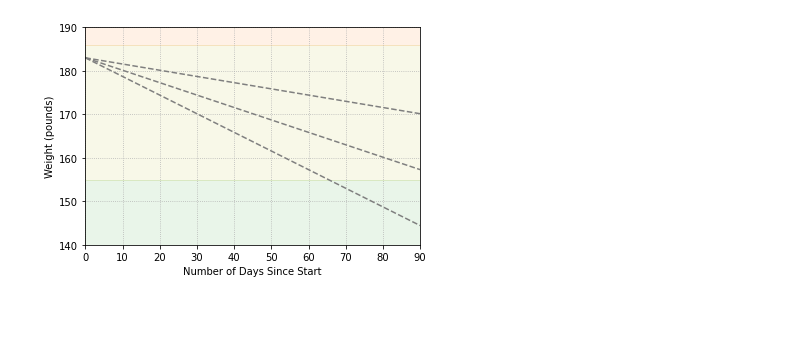
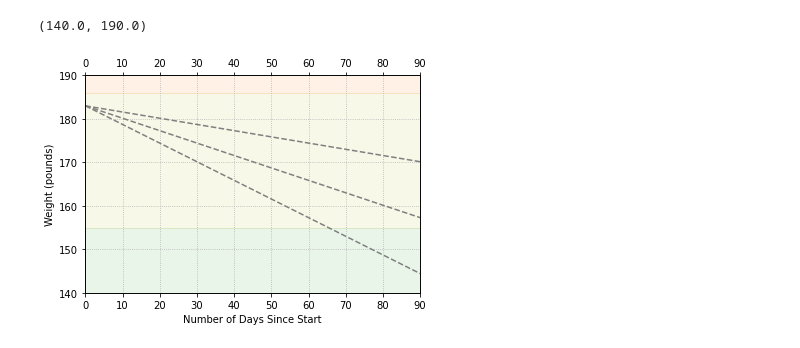
Before and after one commit to davidjaimes/running, a Jupyter notebook: Untitled.ipynb, the cells around one changed output. Drawn from its saved outputs; the diff is of its cells as text; code cells hidden in the pictures; blank space fills up the shorter version.

```diff
--- a/Untitled.ipynb
+++ b/Untitled.ipynb
@@ -14,17 +14,26 @@ dates = pd.date_range(start_date, end_date, freq='d')
 # %%
 x = np.arange(0, Ndays + 1)
 # %%
+fig = plt.figure()
+ax1 = fig.add_subplot(111)
+ax2 = ax1.twiny()
+
 for i in range(4):
-    plt.axhspan(weight_class[i], weight_class[i+1], xmax=Ndays, alpha=0.1, color=weight_color[i])
+    ax1.axhspan(weight_class[i], weight_class[i+1], xmax=Ndays, alpha=0.1, color=weight_color[i])
 
 for i in range(1, 4):
     y = start_lbs - (i/7) * x
-    plt.plot(x, y, 'C7--')
+    ax1.plot(x, y, 'C7--')
 
-plt.xlabel('Number of Days Since Start')
-plt.ylabel('Weight (pounds)')
-plt.xlim(0, 90)
-plt.ylim(140, 190)
-plt.grid(ls=':')
+ax1.set_xlabel('Number of Days Since Start')
+ax1.set_ylabel('Weight (pounds)')
+ax1.set_xlim(0, 90)
+ax1.set_ylim(140, 190)
+ax1.grid(ls=':')
+
+
+ax2.set_xlim(ax1.get_xlim())
+ax2.set_ylim(ax1.get_ylim())
 # %% [output]
+(140.0, 190.0)
-[figure, old version]
+[figure, new version]
```
Also changed, not shown: parts of 2 cells of this notebook, 1 other file.
